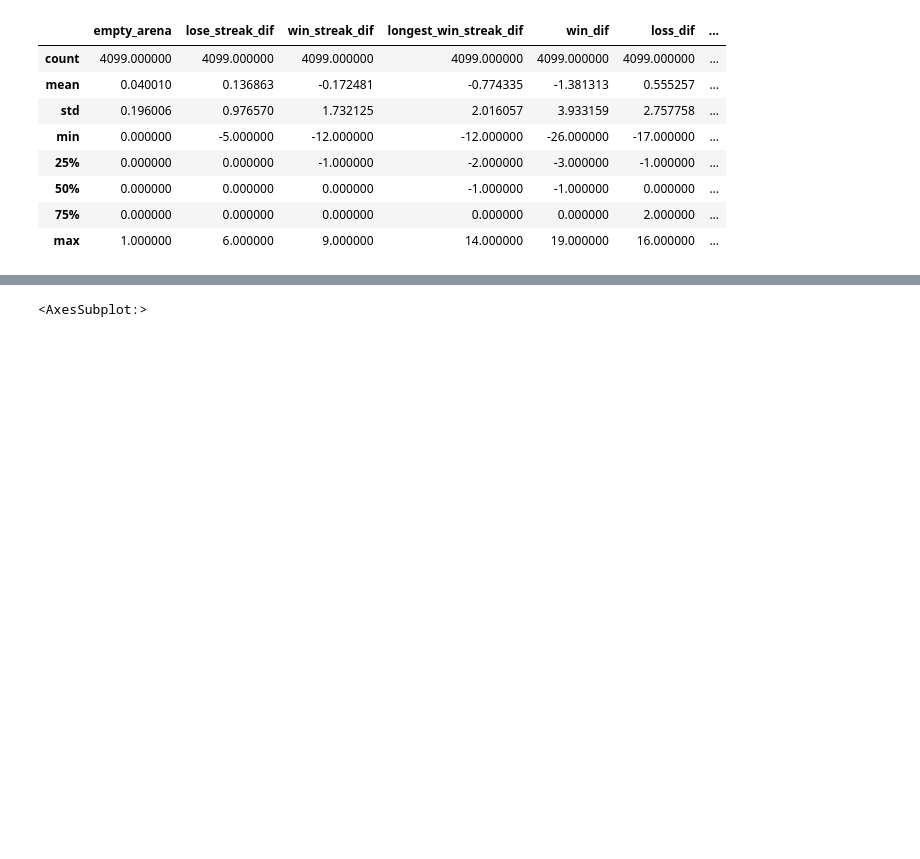
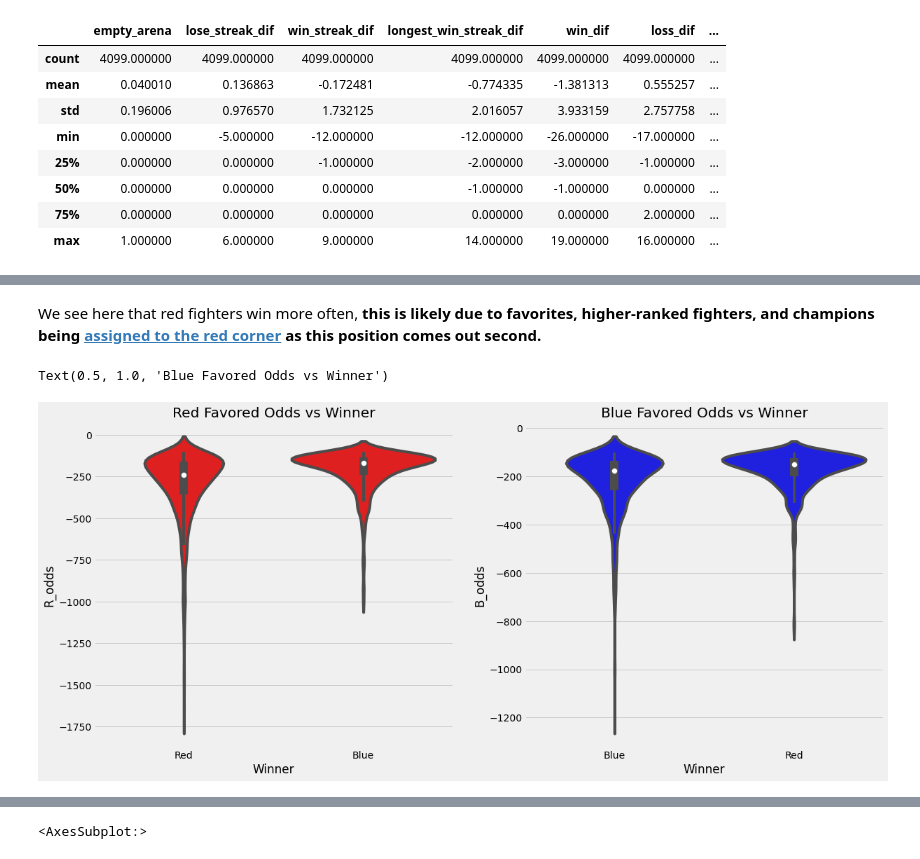
Before and after one commit to jpz129/ufc_bets, a Jupyter notebook: mma-bets/notebooks/1-exploration.ipynb, the cells around one changed output, grey strips where cells are left out. Cells and saved outputs as stored; diff of their text form; code cells hidden in the pictures; blank space fills up the shorter version.

```diff
--- a/mma-bets/notebooks/1-exploration.ipynb
+++ b/mma-bets/notebooks/1-exploration.ipynb
@@ -140,0 +162,14 @@ import seaborn as sns
+# %% [markdown]
+We see here that red fighters win more often, **this is likely due to favorites, higher-ranked fighters, and champions being [assigned to the red corner](https://www.reddit.com/r/MMA/comments/32z0ij/on_a_fight_card_how_do_they_determine_whose_name/) as this position comes out second.**
+# %%
+red = ufc[ufc['R_odds'] < 0]
+blue = ufc[ufc['B_odds'] < 0]
+
+f, ax = plt.subplots(1, 2, figsize=(18,8))
+sns.violinplot('Winner', 'R_odds', data=red, ax=ax[0], color='red')
+ax[0].set_title('Red Favored Odds vs Winner')
+sns.violinplot('Winner', 'B_odds', data=blue, ax=ax[1], color='blue')
+ax[1].set_title('Blue Favored Odds vs Winner')
+# %% [output]
+Text(0.5, 1.0, 'Blue Favored Odds vs Winner')
+[figure, added]
```
Also changed, not shown: parts of 14 cells of this notebook.
